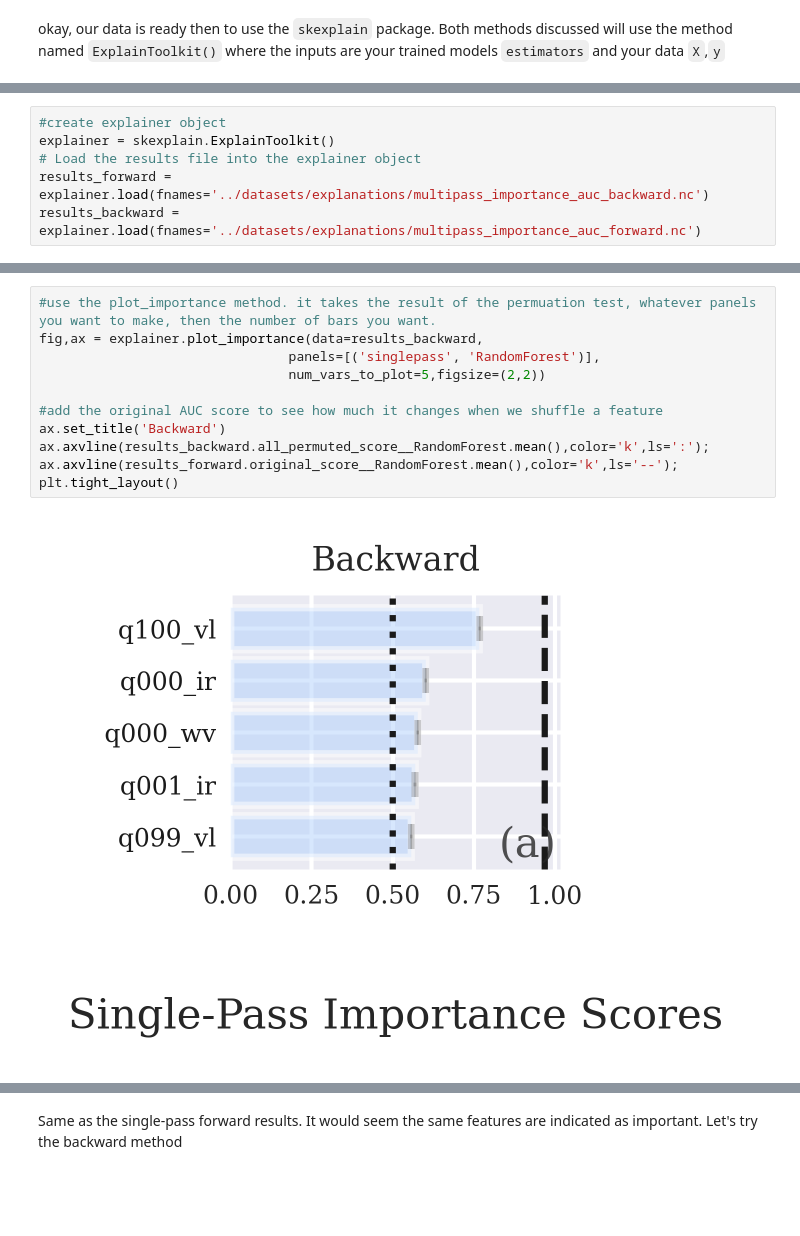
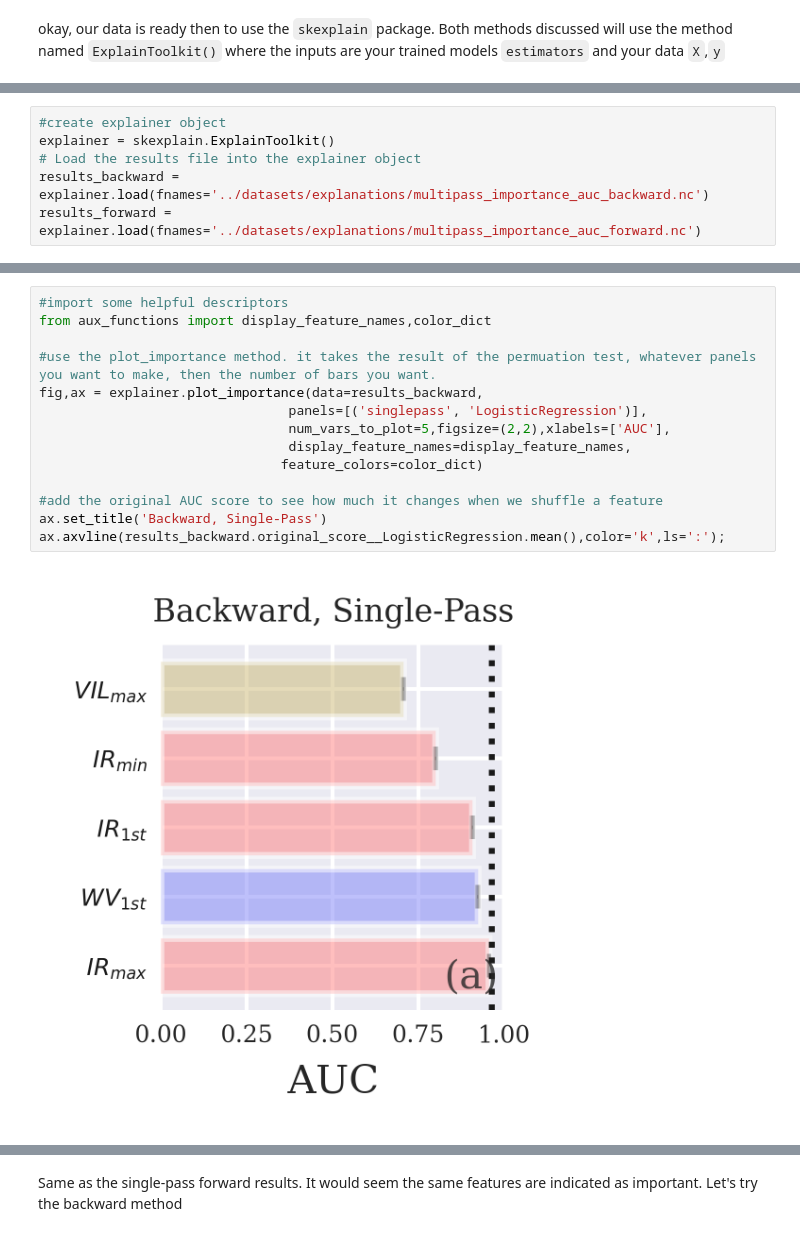
Before and after one commit to ai2es/WAF_ML_Tutorial_Part1, a Jupyter notebook: jupyter_notebooks/Notebook09_InterpretationATrainedMLModel.ipynb, the cells around one changed output, grey strips where cells are left out. Cells and saved outputs as stored; diff of their text form; blank space fills up the shorter version.

```diff
--- a/jupyter_notebooks/Notebook09_InterpretationATrainedMLModel.ipynb
+++ b/jupyter_notebooks/Notebook09_InterpretationATrainedMLModel.ipynb
@@ -186,6 +171,6 @@ if you need to load the saved file you can use this cell block:
 #create explainer object
 explainer = skexplain.ExplainToolkit()
 # Load the results file into the explainer object
-results_forward = explainer.load(fnames='../datasets/explanations/multipass_importance_auc_backward.nc')
-results_backward = explainer.load(fnames='../datasets/explanations/multipass_importance_auc_forward.nc')
+results_backward = explainer.load(fnames='../datasets/explanations/multipass_importance_auc_backward.nc')
+results_forward = explainer.load(fnames='../datasets/explanations/multipass_importance_auc_forward.nc')
 # %% [markdown]
@@ -212,13 +178,16 @@ Above was the result of starting with the data unpermuated, then going ahead and
 # %%
+#import some helpful descriptors
+from aux_functions import display_feature_names,color_dict
+
 #use the plot_importance method. it takes the result of the permuation test, whatever panels you want to make, then the number of bars you want.
 fig,ax = explainer.plot_importance(data=results_backward,
-                                panels=[('singlepass', 'RandomForest')],
-                                num_vars_to_plot=5,figsize=(2,2))
+                                panels=[('singlepass', 'LogisticRegression')],
+                                num_vars_to_plot=5,figsize=(2,2),xlabels=['AUC'],
+                                display_feature_names=display_feature_names,
+                               feature_colors=color_dict)
 
 #add the original AUC score to see how much it changes when we shuffle a feature
-ax.set_title('Backward')
-ax.axvline(results_backward.all_permuted_score__RandomForest.mean(),color='k',ls=':');
-ax.axvline(results_forward.original_score__RandomForest.mean(),color='k',ls='--');
-plt.tight_layout()
+ax.set_title('Backward, Single-Pass')
+ax.axvline(results_backward.original_score__LogisticRegression.mean(),color='k',ls=':');
 # %% [output]
-[figure, old version]
+[figure, new version]
```
Also changed, not shown: parts of 17 cells of this notebook, 2 other files.
